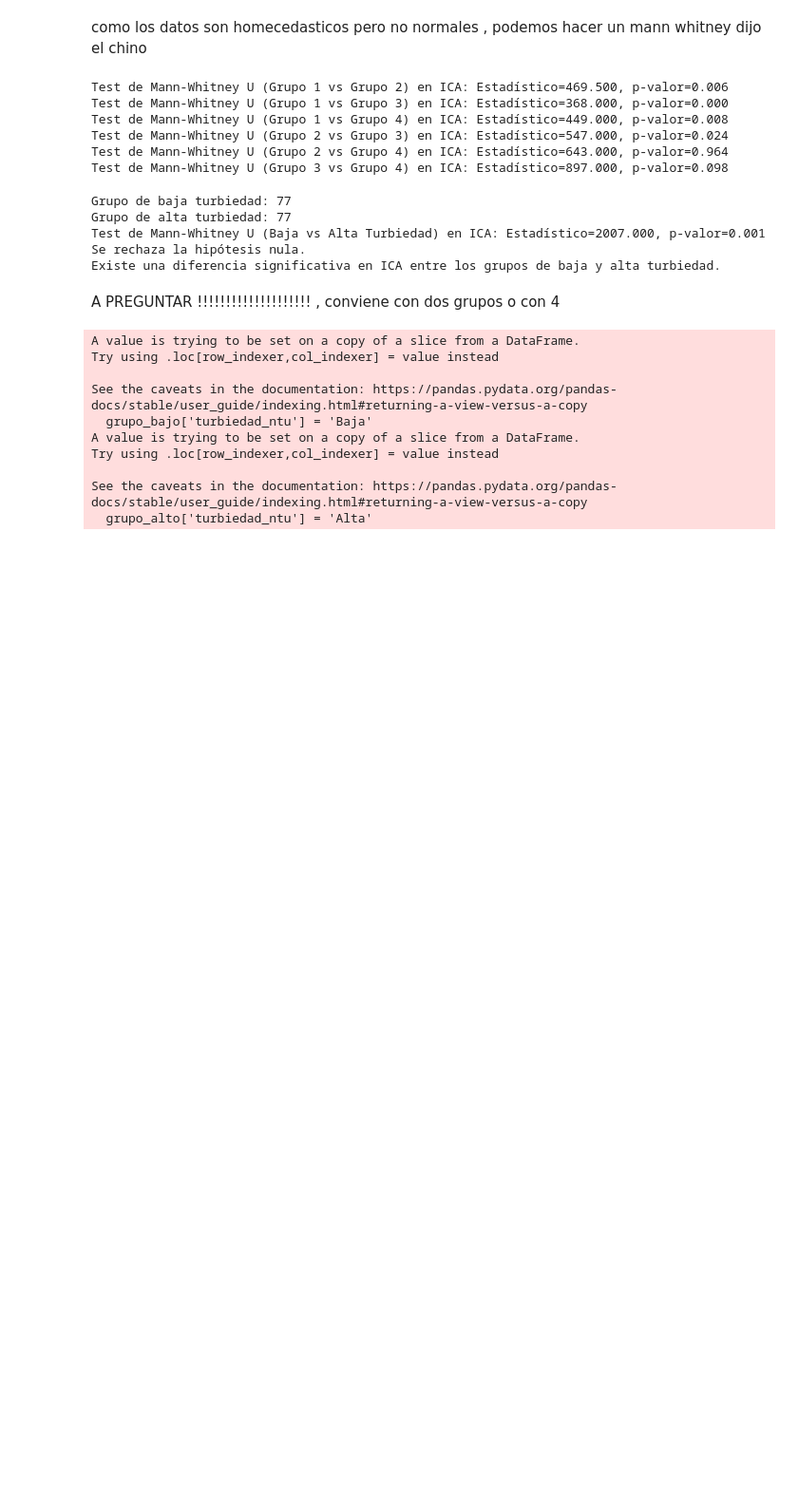
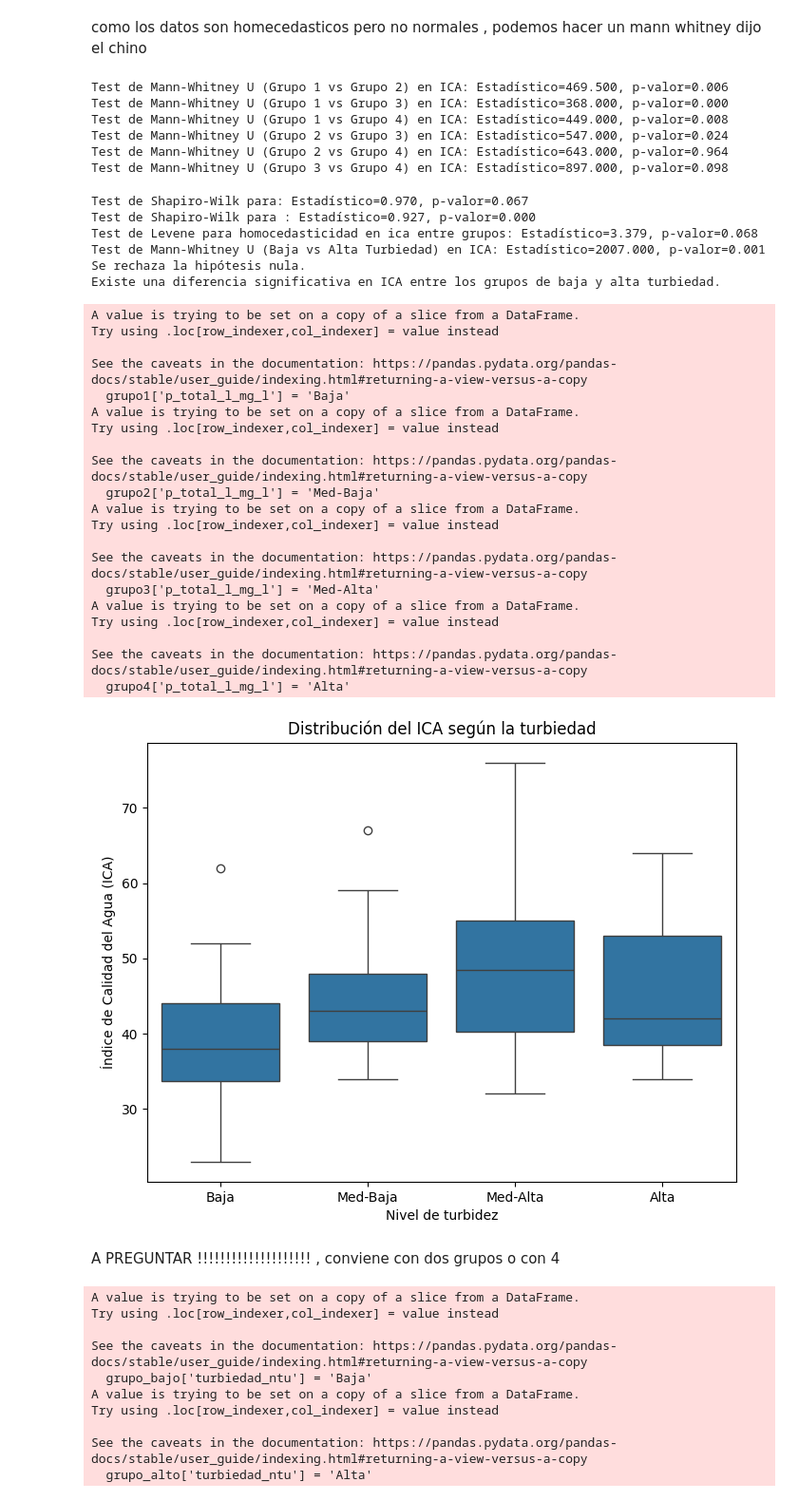
Before and after one commit to RamiroOrtiz02/PracticoEspecialGrupo14, a Jupyter notebook: codigo.ipynb, the cells around one changed output. Shown at 95% size. Cells and saved outputs as stored; diff of their text form; code cells hidden in the pictures; blank space fills up the shorter version.

```diff
--- a/codigo.ipynb
+++ b/codigo.ipynb
@@ -506,9 +506,15 @@ umbral_median = aguadataframe1['turbiedad_ntu'].median()
 grupo_bajo = aguadataframe1[aguadataframe1['turbiedad_ntu'] <= umbral_median]
 grupo_alto = aguadataframe1[aguadataframe1['turbiedad_ntu'] > umbral_median]
 
-# Verificar el tamaño de cada grupo
-print("Grupo de baja turbiedad:", grupo_bajo.shape[0])
-print("Grupo de alta turbiedad:", grupo_alto.shape[0])
+stat, p = shapiro(grupo_bajo['ica'])
+print(f"Test de Shapiro-Wilk para: Estadístico={stat:.3f}, p-valor={p:.3f}")
+stat, p = shapiro(grupo_alto['ica'])
+print(f"Test de Shapiro-Wilk para : Estadístico={stat:.3f}, p-valor={p:.3f}")
+
+stat, p = levene(grupo_bajo['ica'],
+                 grupo_alto['ica'])
+
+print(f"Test de Levene para homocedasticidad en ica entre grupos: Estadístico={stat:.3f}, p-valor={p:.3f}")
 
 # Test de Mann-Whitney U para comparar los grupos en la variable 'ica'
 stat, p = mannwhitneyu(grupo_bajo['ica'], grupo_alto['ica'])
@@ -523,11 +529,60 @@ else:
     print("Se rechaza la hipótesis nula.")
     print("Existe una diferencia significativa en ICA entre los grupos de baja y alta turbiedad.")
 # %% [output]
-Grupo de baja turbiedad: 77
-Grupo de alta turbiedad: 77
+Test de Shapiro-Wilk para: Estadístico=0.970, p-valor=0.067
+Test de Shapiro-Wilk para : Estadístico=0.927, p-valor=0.000
+Test de Levene para homocedasticidad en ica entre grupos: Estadístico=3.379, p-valor=0.068
 Test de Mann-Whitney U (Baja vs Alta Turbiedad) en ICA: Estadístico=2007.000, p-valor=0.001
 Se rechaza la hipótesis nula.
 Existe una diferencia significativa en ICA entre los grupos de baja y alta turbiedad.
+# %%
+umbral1 = aguadataframe1['turbiedad_ntu'].quantile(0.25)
+umbral2 = aguadataframe1['turbiedad_ntu'].quantile(0.50)
+umbral3 = aguadataframe1['turbiedad_ntu'].quantile(0.75)
+
+# Filtrar los grupos según los umbrales definidos
+grupo1 = aguadataframe1[aguadataframe1['turbiedad_ntu'] <= umbral1]
+grupo2 = aguadataframe1[(aguadataframe1['turbiedad_ntu'] > umbral1) & (aguadataframe1['turbiedad_ntu'] <= umbral2)]
+grupo3 = aguadataframe1[(aguadataframe1['turbiedad_ntu'] > umbral2) & (aguadataframe1['turbiedad_ntu'] <= umbral3)]
+grupo4 = aguadataframe1[aguadataframe1['turbiedad_ntu'] > umbral3]
+
+grupo1['p_total_l_mg_l'] = 'Baja'
+grupo2['p_total_l_mg_l'] = 'Med-Baja'
+grupo3['p_total_l_mg_l'] = 'Med-Alta'
+grupo4['p_total_l_mg_l'] = 'Alta'
+
+# Concatenar los dos grupos en un solo DataFrame para facilitar el graficado
+df_concentracion = pd.concat([grupo1, grupo2,grupo3,grupo4])
+
+# Crear el boxplot
+plt.figure(figsize=(8, 6))
+sns.boxplot(data=df_concentracion, x='p_total_l_mg_l', y='ica')
+plt.title('Distribución del ICA según la turbiedad')
+plt.xlabel('Nivel de turbidez')
+plt.ylabel('Índice de Calidad del Agua (ICA)')
+plt.show()
+# %% [output]
+A value is trying to be set on a copy of a slice from a DataFrame.
+Try using .loc[row_indexer,col_indexer] = value instead
+
+See the caveats in the documentation: https://pandas.pydata.org/pandas-docs/stable/user_guide/indexing.html#returning-a-view-versus-a-copy
+  grupo1['p_total_l_mg_l'] = 'Baja'
+A value is trying to be set on a copy of a slice from a DataFrame.
+Try using .loc[row_indexer,col_indexer] = value instead
+
+See the caveats in the documentation: https://pandas.pydata.org/pandas-docs/stable/user_guide/indexing.html#returning-a-view-versus-a-copy
+  grupo2['p_total_l_mg_l'] = 'Med-Baja'
+A value is trying to be set on a copy of a slice from a DataFrame.
+Try using .loc[row_indexer,col_indexer] = value instead
+
+See the caveats in the documentation: https://pandas.pydata.org/pandas-docs/stable/user_guide/indexing.html#returning-a-view-versus-a-copy
+  grupo3['p_total_l_mg_l'] = 'Med-Alta'
+A value is trying to be set on a copy of a slice from a DataFrame.
+Try using .loc[row_indexer,col_indexer] = value instead
+
+See the caveats in the documentation: https://pandas.pydata.org/pandas-docs/stable/user_guide/indexing.html#returning-a-view-versus-a-copy
+  grupo4['p_total_l_mg_l'] = 'Alta'
+[figure, added]
 # %% [markdown]
 A PREGUNTAR !!!!!!!!!!!!!!!!!!!! , conviene con dos grupos o con 4
 # %%
```
Also changed, not shown: parts of 2 cells of this notebook, 1 other file.
